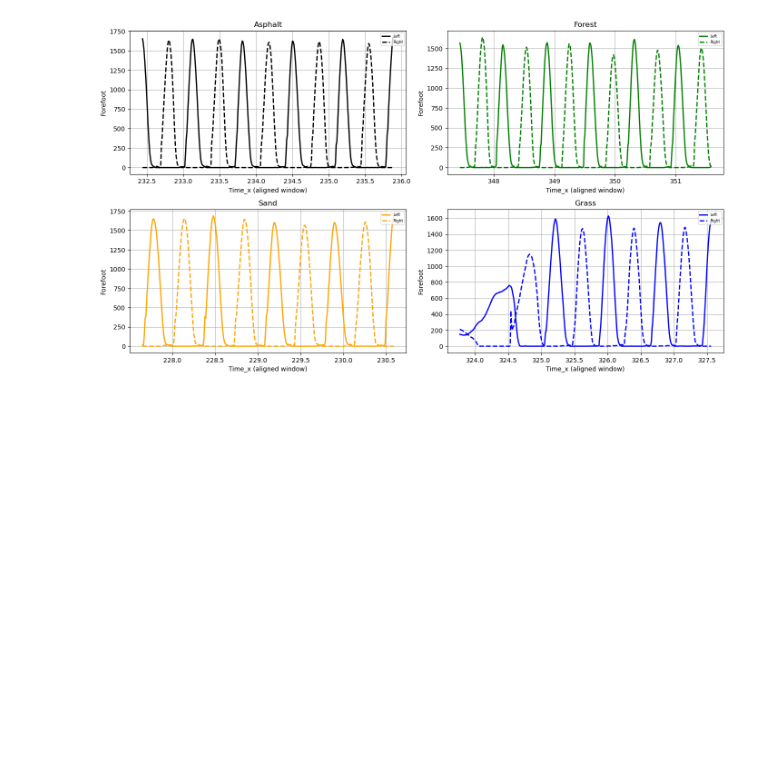
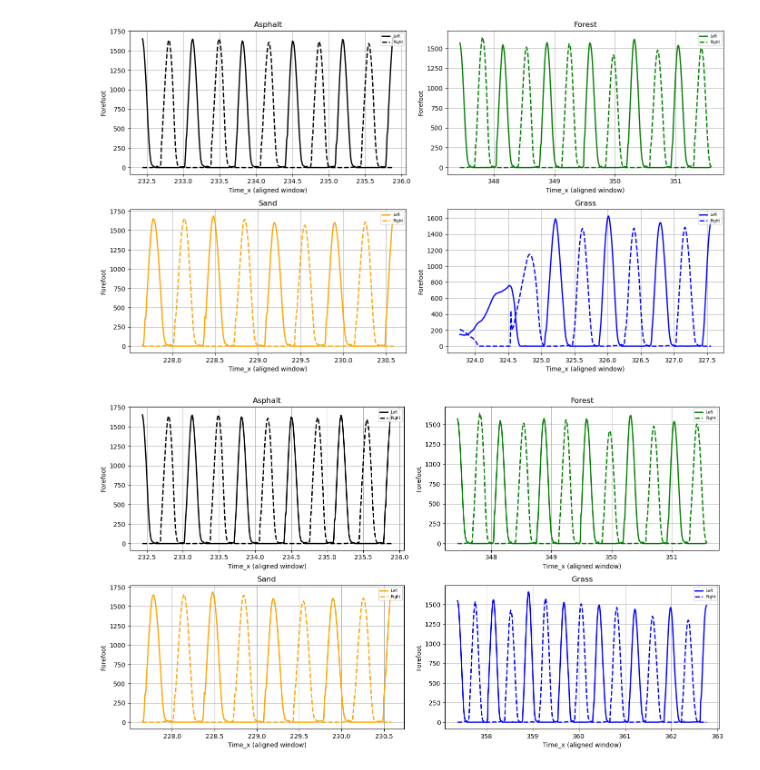
Before and after one commit to Fatemeh-aboulhassani/Movement-Analysis, a Jupyter notebook: notebooks/3. Analysis Foot HeartRate GPX.ipynb, the cells around one changed output. Drawn from its saved outputs; the diff is of its cells as text; code cells hidden in the pictures; blank space fills up the shorter version.

```diff
--- a/notebooks/3. Analysis Foot HeartRate GPX.ipynb
+++ b/notebooks/3. Analysis Foot HeartRate GPX.ipynb
@@ -1833,3 +1822,82 @@ plt.savefig(
 plt.show()
 # %% [output]
 [figure]
+# %%
+surfaces = {
+    "Asphalt": Asphalt_S07_01_341_Date_2025_11_17_Time_10_09_36.copy(),
+    "Forest":  Forest_S07_02_492_Date_2025_11_17_Time_09_53_52.copy(),
+    "Sand":    Sand__S07_01_073_Date_2025_11_17_Time_09_15_09.copy(),
+    "Grass":   Grass_S07_01_980_Date_2025_11_17_Time_09_27_24.copy(),
+}
+
+colors = {"Asphalt":"black", "Forest":"green", "Sand":"orange", "Grass":"blue"}
+time_col = "Time_x"
+min_peak_distance = 80
+
+
+def middle_window(df, value_col):
+    peaks, _ = find_peaks(df[value_col].to_numpy(), distance=min_peak_distance)
+    if len(peaks) < 4:
+        raise ValueError(f"Not enough peaks in {value_col}: {len(peaks)}")
+    mid = len(peaks) // 2
+    p = peaks[mid-2:mid+2]
+    t0, t1 = df.loc[p[0], time_col], df.loc[p[-1], time_col]
+    return float(min(t0, t1)), float(max(t0, t1))
+
+
+def middle_window_grass(df, value_col, prom_ratio=0.25):
+    y = df[value_col].to_numpy()
+    prom = prom_ratio * np.nanmax(y)
+
+    peaks, _ = find_peaks(y, distance=min_peak_distance, prominence=prom)
+
+
+    if len(peaks) < 4:
+        peaks, _ = find_peaks(y, distance=min_peak_distance, prominence=0.15 * np.nanmax(y))
+
+    if len(peaks) < 4:
+        raise ValueError(f"Not enough peaks in Grass after filtering: {len(peaks)}")
+
+    mid = len(peaks) // 2
+    p = peaks[mid-2:mid+2]
+    t0, t1 = df.loc[p[0], time_col], df.loc[p[-1], time_col]
+    return float(min(t0, t1)), float(max(t0, t1))
+
+def slice_time(df, t0, t1):
+    return df[(df[time_col] >= t0) & (df[time_col] <= t1)].sort_values(time_col)
+
+fig, axes = plt.subplots(2, 2, figsize=(14, 8))
+axes = axes.ravel()
+
+for ax, (surface, df) in zip(axes, surfaces.items()):
+    df = df[[time_col, "L_Forefoot", "R_Forefoot"]].dropna().sort_values(time_col)
+
+    if surface == "Grass":
+        t0, t1 = middle_window_grass(df, "L_Forefoot", prom_ratio=0.25)
+    else:
+        t0, t1 = middle_window(df, "L_Forefoot")
+
+    seg = slice_time(df, t0, t1)
+    t_ref = seg[time_col].to_numpy()
+    yL = seg["L_Forefoot"].to_numpy()
+    yR = seg["R_Forefoot"].to_numpy()
+
+    ax.plot(t_ref, yL, lw=2, color=colors[surface], label="Left")
+    ax.plot(t_ref, yR, lw=2, color=colors[surface], ls="--", label="Right")
+
+    ax.set_title(surface)
+    ax.set_xlabel("Time_x (aligned window)")
+    ax.set_ylabel("Forefoot")
+    ax.grid(True)
+    ax.legend(loc="upper right", fontsize=6)
+
+plt.tight_layout(pad=1)
+plt.savefig(
+    r"C:/Users/abolhassni/Desktop/TU Darmstadt/Term 2/bewegung/Bilder/5_Schritte.png",
+    dpi=300,
+    transparent=True,
+    bbox_inches="tight"
+)
+plt.show()
+# %% [output]
+[figure, added]
```
Also changed, not shown: parts of 10 cells of this notebook.
